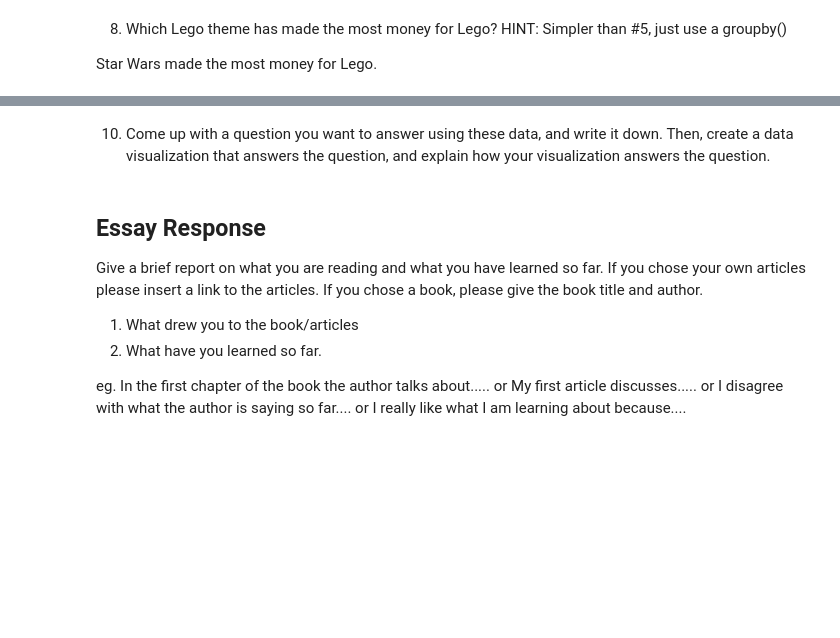
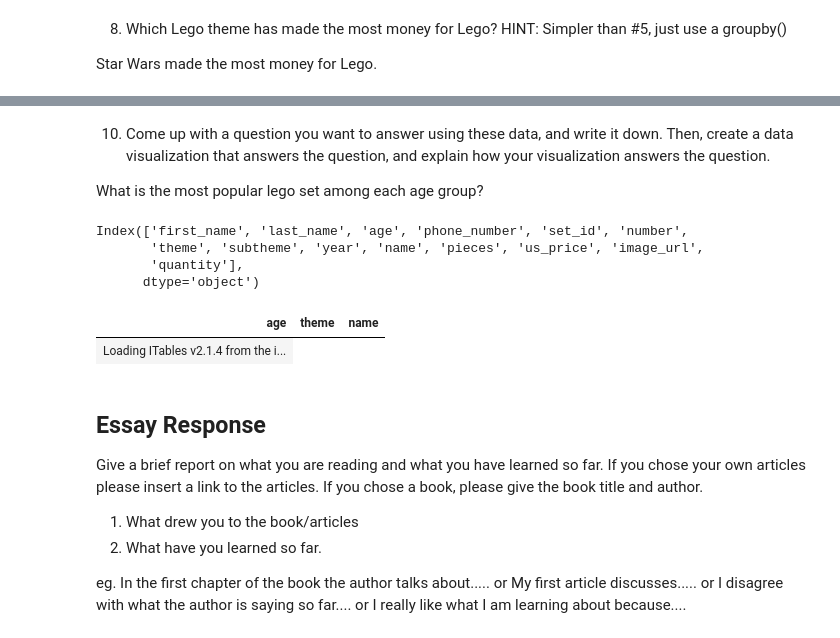
Before and after one commit to sophiamagcale/Day11, a Jupyter notebook: Day11-HW.ipynb, the cells around one changed output, grey strips where cells are left out. Cells and saved outputs as stored; diff of their text form; code cells hidden in the pictures; blank space fills up the shorter version.

```diff
--- a/Day11-HW.ipynb
+++ b/Day11-HW.ipynb
@@ -557,5 +580,21 @@ AttributeError: 'float' object has no attribute 'split'
 # %% [markdown]
 10. Come up with a question you want to answer using these data, and write it down. Then, create a data visualization that answers the question, and explain how your visualization answers the question.
+
+What is the most popular lego set among each age group?
+# %%
+DF.keys()
+# %% [output]
+Index(['first_name', 'last_name', 'age', 'phone_number', 'set_id', 'number',
+       'theme', 'subtheme', 'year', 'name', 'pieces', 'us_price', 'image_url',
+       'quantity'],
+      dtype='object')
+# %%
+my_columns = ['age','theme','name']
+DF10 = DF[my_columns]
+show(DF10)
+# %% [output]
+| age | theme | name |
+| Loading ITables v2.1.4 from the i... |
 # %% [markdown]
 ## Essay Response
 
```
Also changed, not shown: parts of 11 cells of this notebook.
